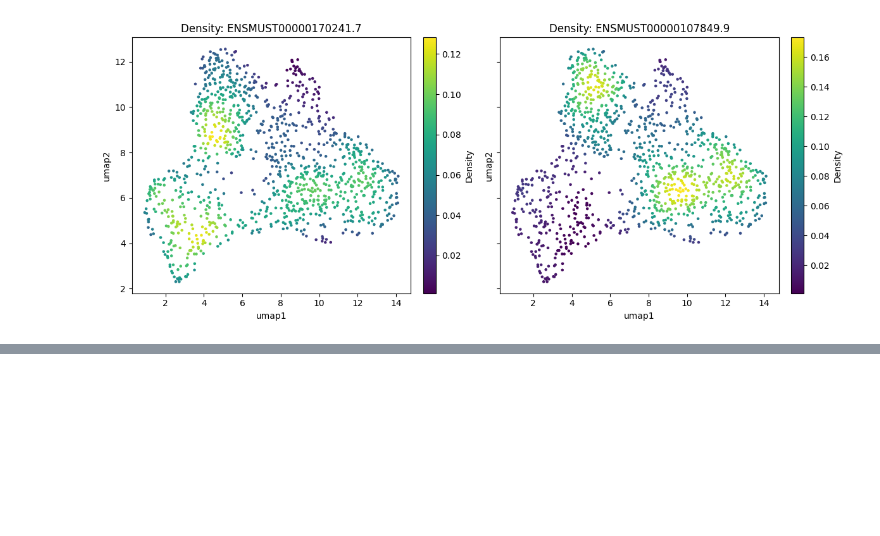
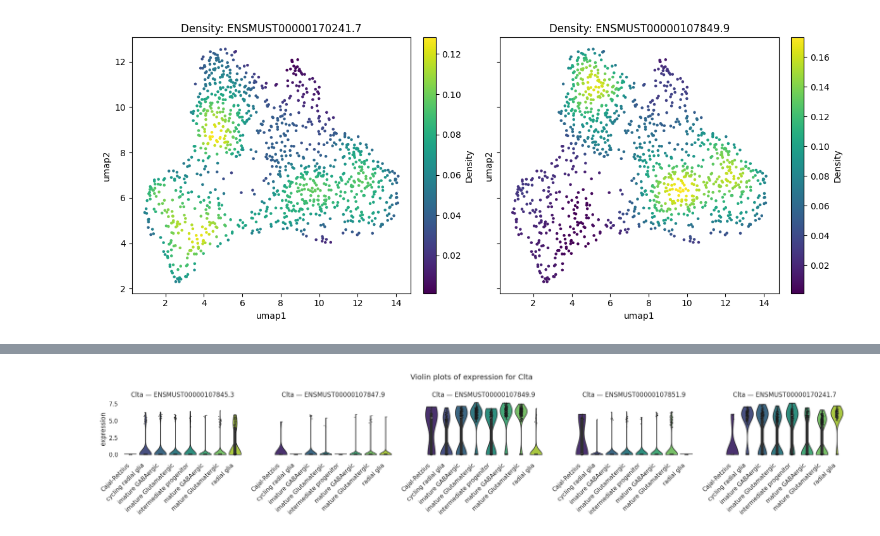
Before and after one commit to cobioda/allos, a Jupyter notebook: nbs/008_visuals.ipynb, the cells around one changed output, grey strips where cells are left out. Cells and saved outputs as stored; diff of their text form; code cells hidden in the pictures; blank space fills up the shorter version.

```diff
--- a/nbs/008_visuals.ipynb
+++ b/nbs/008_visuals.ipynb
@@ -357,3 +700,7 @@ plot_density_multi(
+# %%
+plot_transcript_expression_violin(combined_mouse_data,  gene_id='Clta', top_n=5)
+# %% [output]
+[figure, added]
 # %%
 #| hide
 from nbdev.showdoc import *
```
Also changed, not shown: parts of 3 cells of this notebook, 7 other files.
